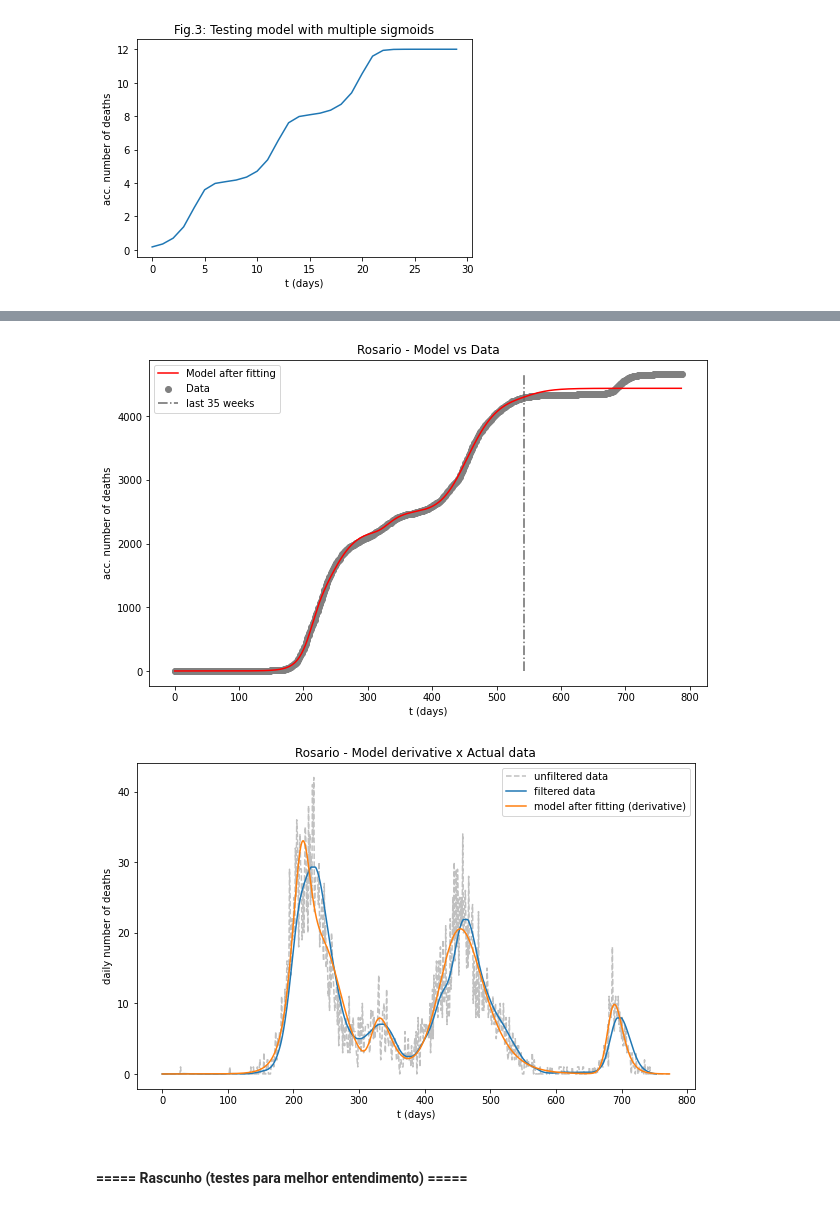
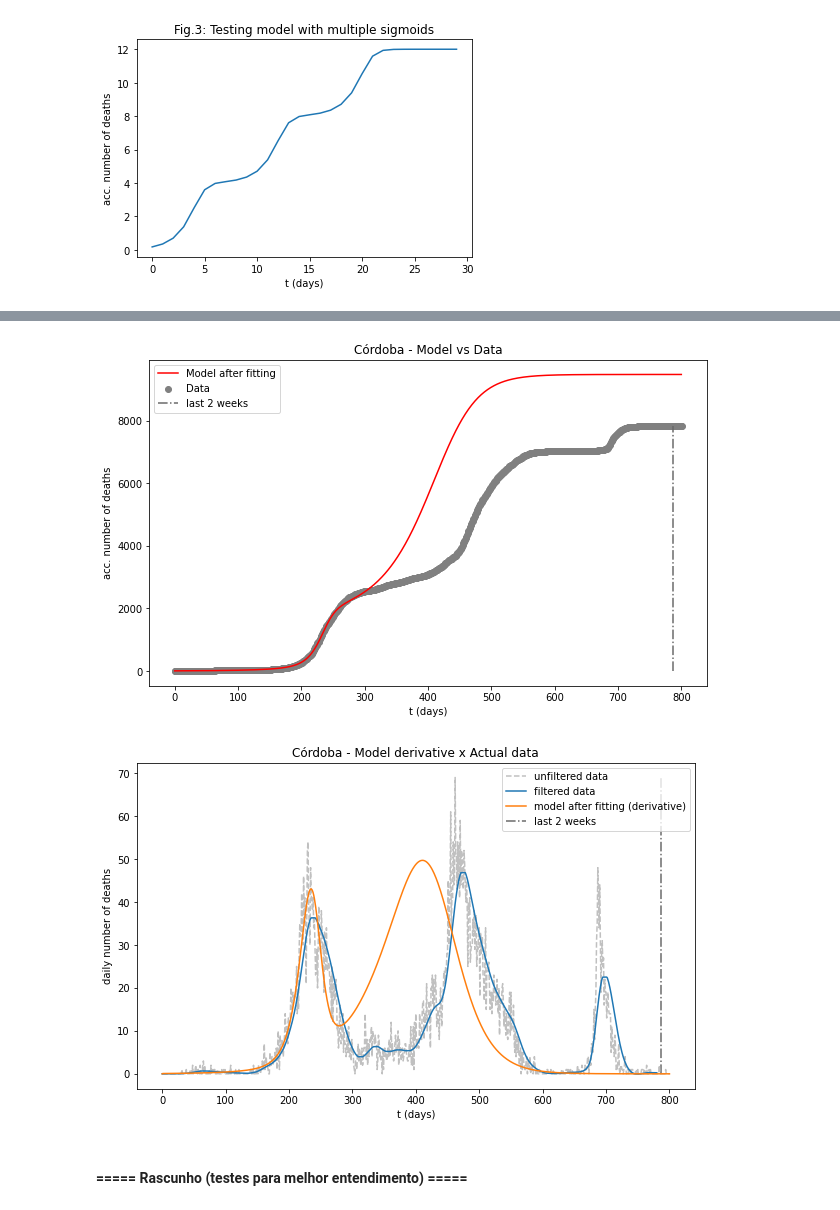
Before and after one commit to fpelogia/epid-models, a Jupyter notebook: optimize_obitos_arg.ipynb, the cells around one changed output, grey strips where cells are left out. Cells and saved outputs as stored; diff of their text form; code cells hidden in the pictures.

```diff
--- a/optimize_obitos_arg.ipynb
+++ b/optimize_obitos_arg.ipynb
@@ -12,8 +12,8 @@ from sigmoid import f_t, deriv_f_t
 from new_wave import new_wave_detection, filter_data, forward_euler
 # %%
 #import data
-data = pd.read_csv("Datasets/rosario_obitos.csv")
-city_name = 'Rosario'
+data = pd.read_csv("Datasets/cordoba_obitos.csv")
+city_name = 'Córdoba'
 acc_data = data.cumulative_deceased
 normalized_acc_data = acc_data / max(acc_data)
 t = np.linspace(0, len(acc_data), len(acc_data))
@@ -264,5 +266,5 @@ plt.show()
 # %%
-n_weeks_pred = 35
+n_weeks_pred = 2
 n_sig = 1
 sig_params = []
 for i in range(len(x_nw) + 1):
@@ -438,25 +459,29 @@ plt.savefig(f'output/005', facecolor='white', dpi=100)
 plt.show()
 n_days = len(acc_data) -7*n_weeks_pred
 # %% [output]
-[figure, old version]
+[figure, new version]
 # %%
-n_days = len(acc_data) - 7*n_weeks_pred
+#n_days = len(acc_data) - 7*n_weeks_pred
+n_days = len(acc_data)
 # %%
+y_m = model(t, A, tp, delta, nu)
+
 model_der = forward_euler(t[:n_days], 1, y_m[:n_days], 0)
 daily_data = forward_euler(t[:n_days], 1, acc_data[:n_days], 0)
 
 plt.figure(figsize=(10, 6))
 plt.title(f'{city_name} - Model derivative x Actual data')
 plt.plot(daily_data, label="unfiltered data", c='silver', linestyle='dashed')
 plt.plot(filter_data(daily_data), label="filtered data")
 plt.plot(model_der, label='model after fitting (derivative)')
+plt.vlines(len(acc_data) - 7*n_weeks_pred, 0, max(daily_data), colors='dimgray', linestyles='dashdot', zorder=1, label=f"last {n_weeks_pred} weeks")
 plt.xlabel('t (days)')
 plt.ylabel('daily number of deaths')
 plt.savefig(f'output/{city_name}_der', facecolor='white', dpi=100)
 plt.legend()
 plt.show()
 # %% [output]
-[figure, old version]
+[figure, new version]
 # %% [markdown]
 #### ===== Rascunho (testes para melhor entendimento) =====
 # %%
```
Also changed, not shown: parts of 8 cells of this notebook, 22 other files.
